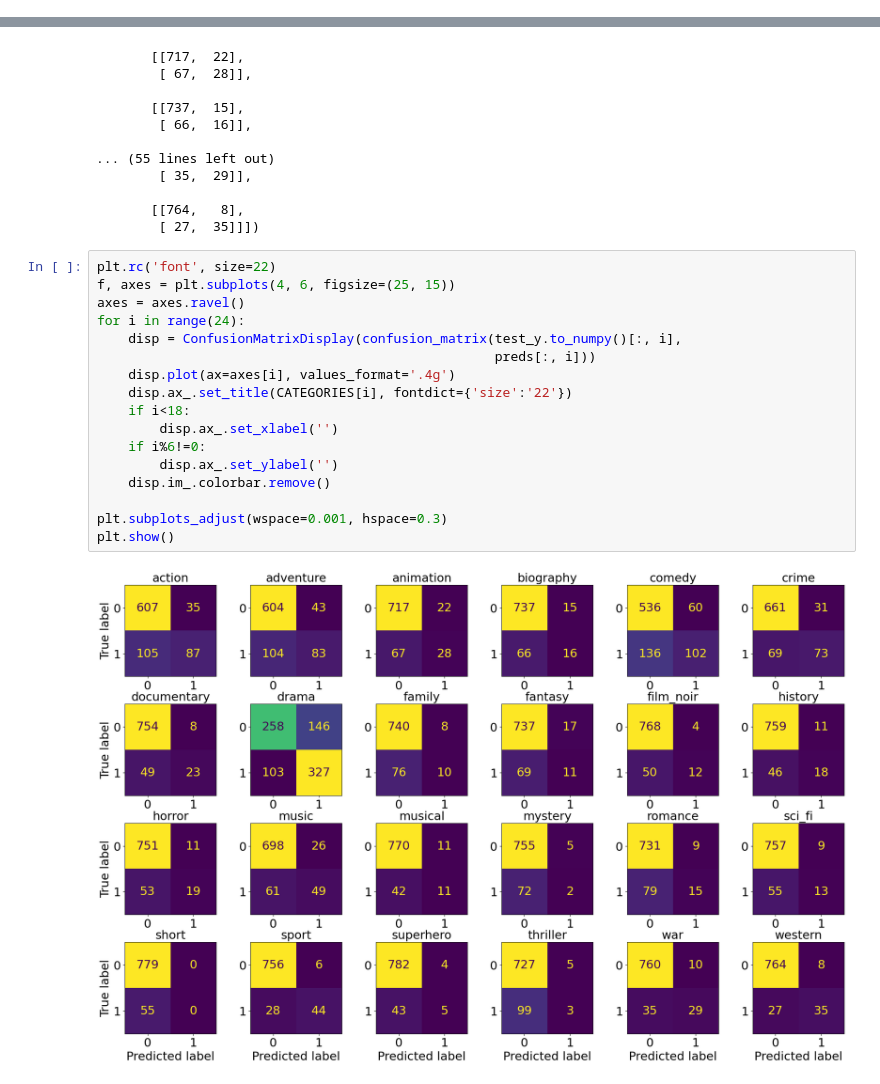
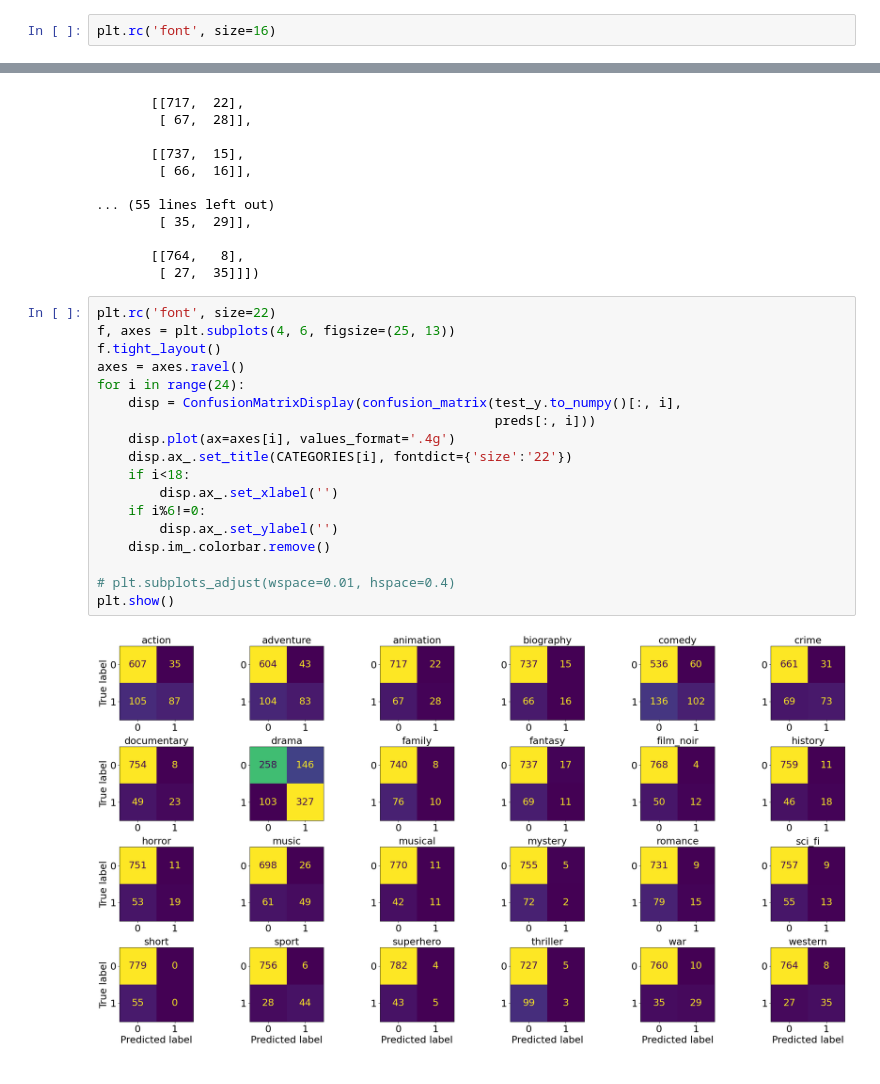
Before and after one commit to DmitryPogrebnoy/IndustrialML_ITMO, a Jupyter notebook: task2/final_catboost.ipynb, the cells around one changed output, grey strips where cells are left out. Cells and saved outputs as stored; diff of their text form.

```diff
--- a/task2/final_catboost.ipynb
+++ b/task2/final_catboost.ipynb
@@ -47,4 +91,6 @@ len(test_df)
 # Show barchart categories
 # %%
 cunt_classes = train_df[CATEGORIES].sum() + test_df[CATEGORIES].sum()
+# %%
+plt.rc('font', size=16)
 # %%
@@ -314,20 +380,21 @@ array([[[607,  35],
         [ 27,  35]]])
 # %%
 plt.rc('font', size=22)
-f, axes = plt.subplots(4, 6, figsize=(25, 15))
+f, axes = plt.subplots(4, 6, figsize=(25, 13))
+f.tight_layout()
 axes = axes.ravel()
 for i in range(24):
     disp = ConfusionMatrixDisplay(confusion_matrix(test_y.to_numpy()[:, i],
                                                    preds[:, i]))
     disp.plot(ax=axes[i], values_format='.4g')
     disp.ax_.set_title(CATEGORIES[i], fontdict={'size':'22'})
     if i<18:
         disp.ax_.set_xlabel('')
     if i%6!=0:
         disp.ax_.set_ylabel('')
     disp.im_.colorbar.remove()
 
-plt.subplots_adjust(wspace=0.001, hspace=0.3)
+# plt.subplots_adjust(wspace=0.01, hspace=0.4)
 plt.show()
 # %% [output]
-[figure, old version]
+[figure, new version]
```
Also changed, not shown: parts of 11 cells of this notebook.
